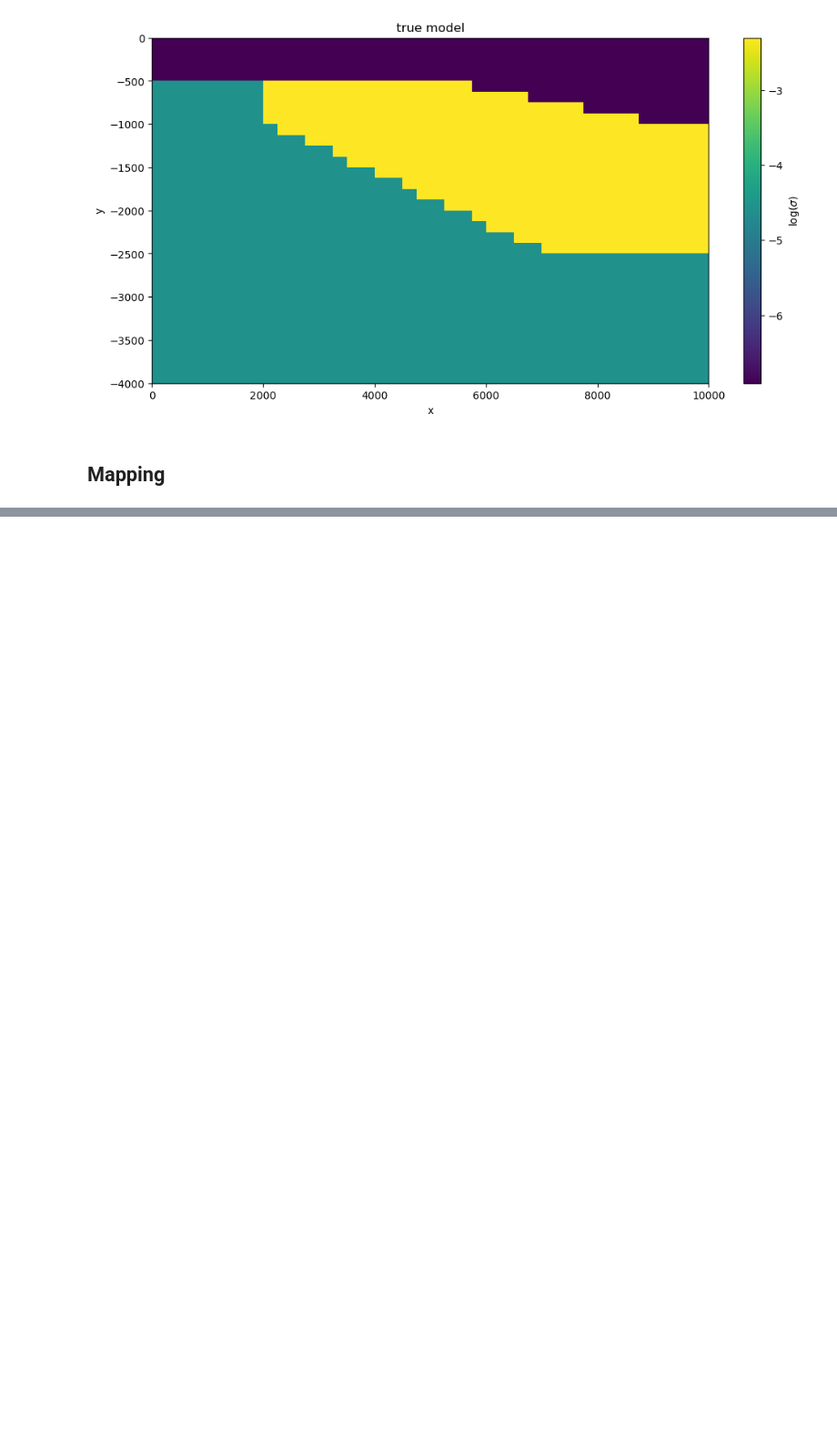
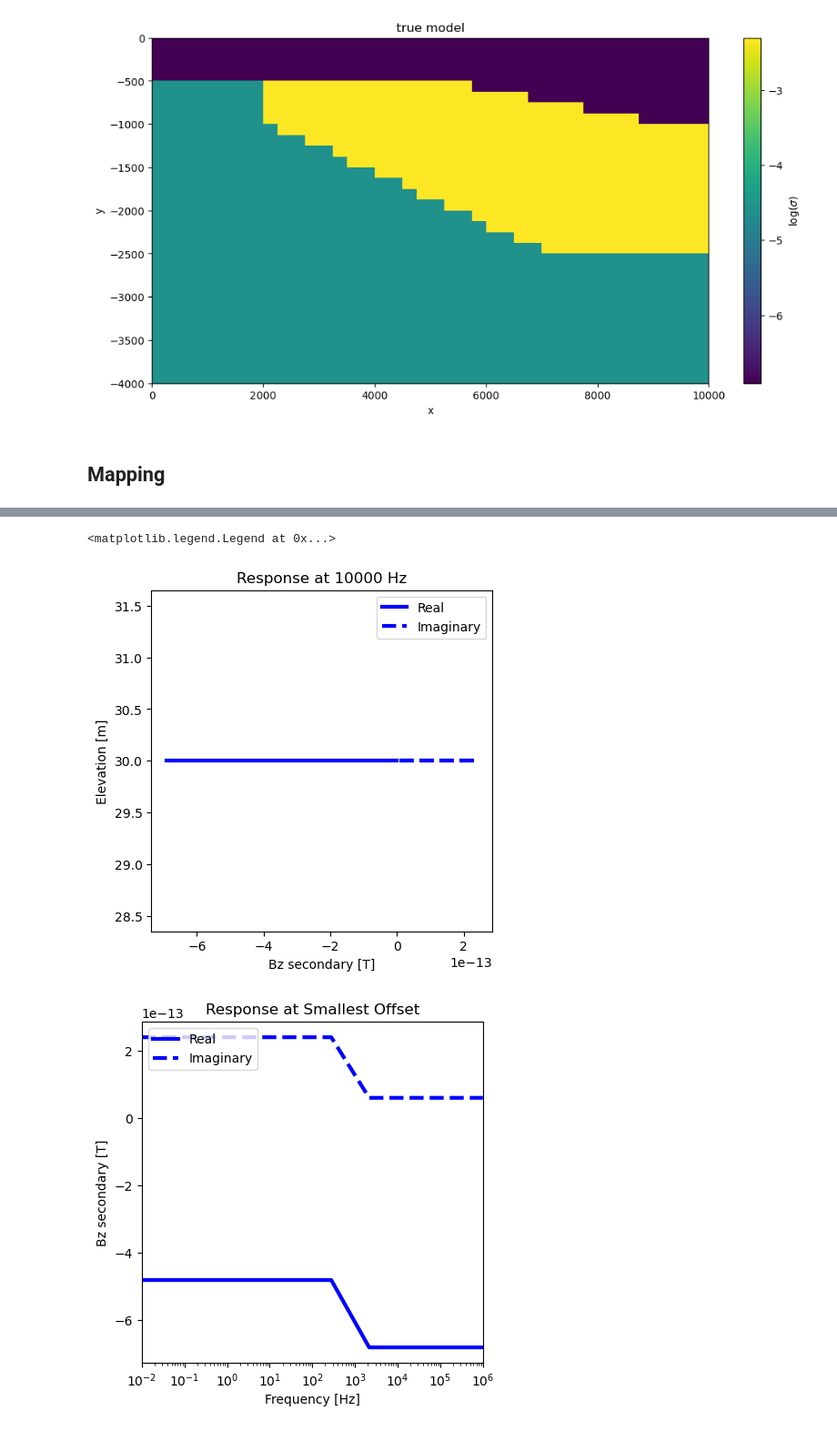
Before and after one commit to SabrinaAshik/EOSC454-Project-SabrinaAshik, a Jupyter notebook: 3d_files/3d_fwd_fdem_simulation.ipynb, the cells around one changed output, grey strips where cells are left out. Shown at 91% size. Saved outputs shown, nothing was run; the diff lists cells and outputs as text; code cells hidden in the pictures; blank space fills up the shorter version.

```diff
--- a/3d_files/3d_fwd_fdem_simulation.ipynb
+++ b/3d_files/3d_fwd_fdem_simulation.ipynb
@@ -185,0 +220,2 @@ prob = fdem.Simulation3DMagneticFluxDensity(
+# %%
+dpred = prob.dpred(np.exp(m_true))
@@ -185,0 +263,37 @@ prob = fdem.Simulation3DMagneticFluxDensity(
+# %%
+# Data are organized by transmitter location, then component, then frequency. We had nFreq
+# transmitters and each transmitter had 2 receivers (real and imaginary component). So
+# first we will pick out the real and imaginary data
+bz_real = dpred[0 : len(dpred) : 2]
+bz_imag = dpred[1 : len(dpred) : 2]
+
+# Then we will will reshape the data.
+bz_real = np.reshape(bz_real, (ntx, len(frequencies)))
+bz_imag = np.reshape(bz_imag, (ntx, len(frequencies)))
+
+# Plot secondary field along the profile at f = 10000 Hz
+fig = plt.figure(figsize=(5, 5))
+ax1 = fig.add_axes([0.2, 0.15, 0.75, 0.75])
+frequencies_index = 0
+ax1.plot(bz_real[:, frequencies_index], receiver_locations[:, -1], "b-", lw=3)
+ax1.plot(bz_imag[:, frequencies_index], receiver_locations[:, -1], "b--", lw=3)
+ax1.set_xlabel("Bz secondary [T]")
+ax1.set_ylabel("Elevation [m]")
+ax1.set_title("Response at 10000 Hz")
+ax1.legend(["Real", "Imaginary"], loc="upper right")
+
+# Plot FEM response for all frequencies
+fig = plt.figure(figsize=(5, 5))
+ax1 = fig.add_axes([0.2, 0.15, 0.75, 0.75])
+location_index = 3
+ax1.semilogx(frequencies, bz_real[location_index, :], "b-", lw=3)
+ax1.semilogx(frequencies, bz_imag[location_index, :], "b--", lw=3)
+ax1.set_xlim((np.min(frequencies), np.max(frequencies)))
+ax1.set_xlabel("Frequency [Hz]")
+ax1.set_ylabel("Bz secondary [T]")
+ax1.set_title("Response at Smallest Offset")
+ax1.legend(["Real", "Imaginary"], loc="upper left")
+# %% [output]
+<matplotlib.legend.Legend at 0x...>
+[figure, added]
+[figure, added]
```
Also changed, not shown: parts of 10 cells of this notebook, 1 other file.
